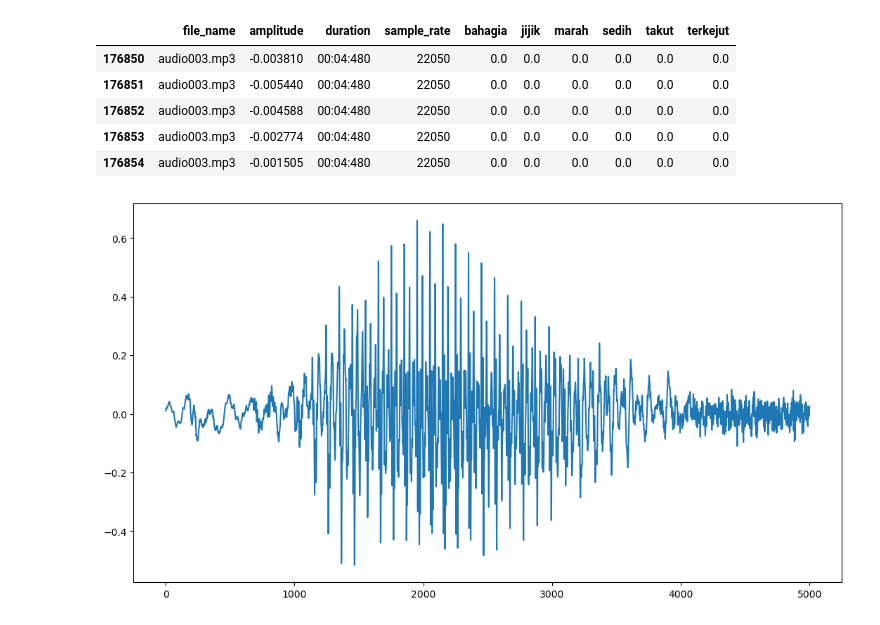
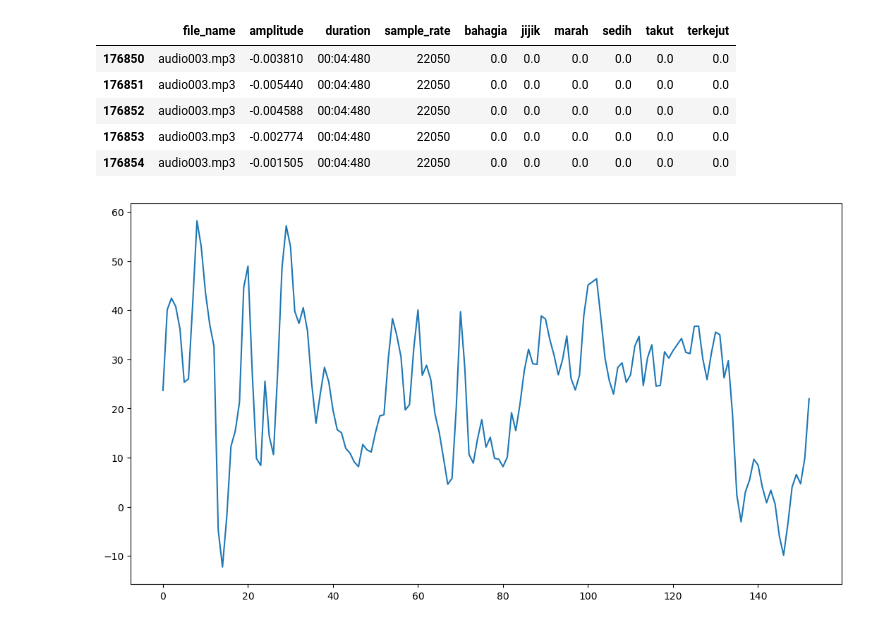
Before and after one commit to mwahid60/audio_preprocesing, a Jupyter notebook: emotion.ipynb, the cells around one changed output. Drawn from its saved outputs; the diff is of its cells as text; code cells hidden in the pictures.

Commit message:
extract fitur mfcc

```diff
--- a/emotion.ipynb
+++ b/emotion.ipynb
@@ -28,7 +28,7 @@ Emosi dasar manusia ada 6 yakni:
 # %%
 audio = glob('../Audio Emotion/Audio/*/*.mp3')
 # %%
-y, sr = librosa.load(audio[8])
+y, sr = librosa.load(audio[0])
 
 print(f'''nilai y = {y[0:5]}
 y shape = {y.shape}
@@ -57,0 +62,3 @@ ipd.Audio(audio[1])
+# %%
+mfcc = librosa.feature.mfcc(y=y, sr=sr)
+mfcc
@@ -66,14 +90,16 @@ dur = []
 # %%
+mfcc_all = np.empty((0, 20))
+
 for x in range(len(audio)):
     y, sr = librosa.load(audio[x])
     name = audio[x][-12:]
-    array = list(y)
 
-    duration = len(y)/sr
-    d = duration/len(y)
-    for i in range(len(y)):
+    mfcc = librosa.feature.mfcc(y=y, sr=sr)
+
+    duration = y.shape[0]/sr
+    d = duration/mfcc.shape[1]
+    for i in range(mfcc.shape[1]):
         dur += [(datetime.utcfromtimestamp(d*(i+1)).strftime('%M:%S:%f')[:-3])]
 
-    file_name += [name]*len(y)
-    sample_rate += [sr]*len(y)
-    amplitude += array
+    mfcc_all = np.vstack((mfcc_all, mfcc.T))
+    file_name += [name]*mfcc.shape[1]
@@ -147,13 +173,13 @@ df[df['file_name']== 'audio003.mp3'].tail(5)
 | 176853 | audio003.mp3 | -0.002774 | 00:04:480 | 22050 | 0.0 | 0.0 | 0.0 | 0.0 | 0.0 | 0.0 |
 | 176854 | audio003.mp3 | -0.001505 | 00:04:480 | 22050 | 0.0 | 0.0 | 0.0 | 0.0 | 0.0 | 0.0 |
 # %%
-total_ampli = df['amplitude'][0:5000]
+total_ampli = mfcc[3]
 
 # ploting audio wave
 figura = plt.figure(figsize=(13,7))
 graph = figura.add_subplot()
 
 graph.plot(range(len(total_ampli)), total_ampli)
 plt.show()
 # %% [output]
-[figure, old version]
+[figure, new version]
```
Also changed, not shown: parts of 12 cells of this notebook.
